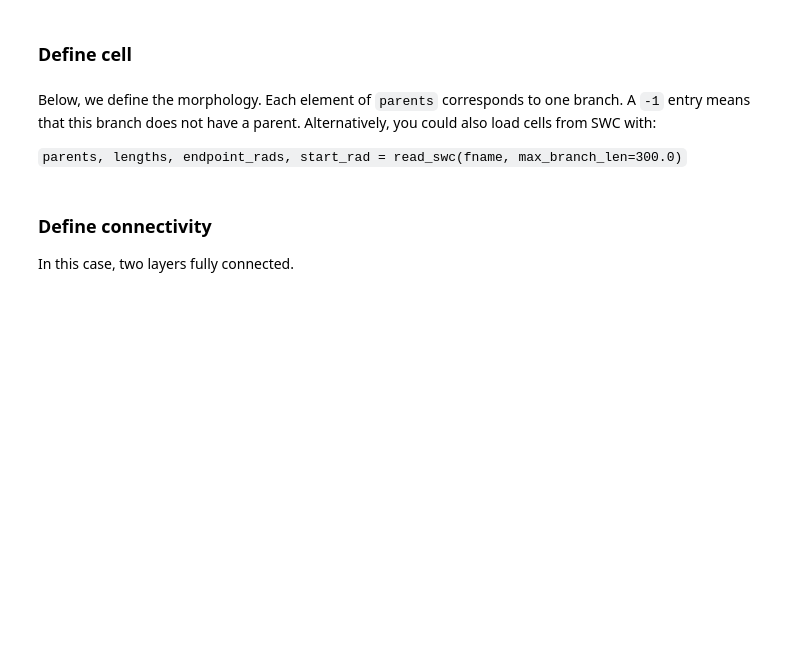
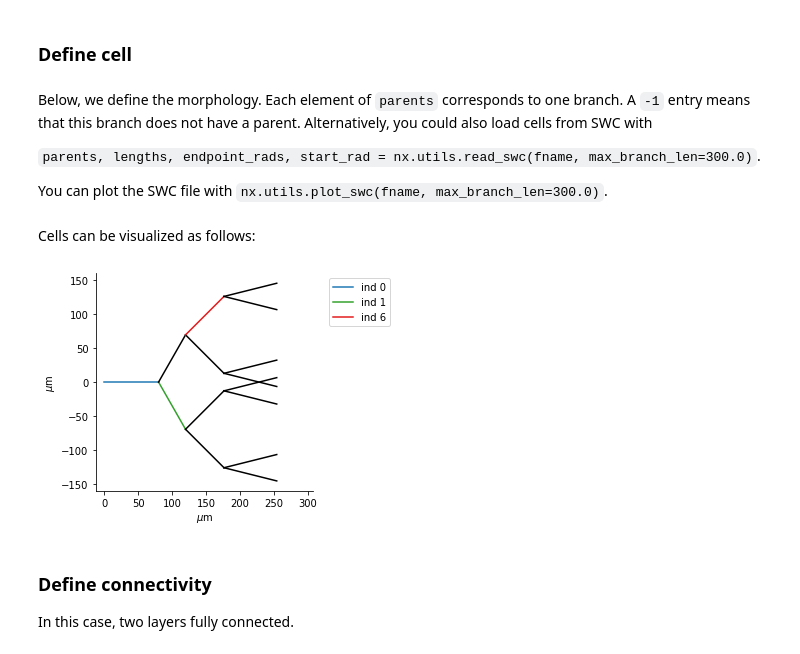
Before and after one commit to jaxleyverse/jaxley, a Jupyter notebook: tutorials/01_small_network.ipynb, the cells around one changed output. Saved outputs shown, nothing was run; the diff lists cells and outputs as text; code cells hidden in the pictures; blank space fills up the shorter version.

Commit message:
more features for plotting

````diff
--- a/tutorials/01_small_network.ipynb
+++ b/tutorials/01_small_network.ipynb
@@ -44,15 +44,23 @@ branch = nx.Branch([comp for _ in range(nseg_per_branch)]).initialize()
 # %% [markdown]
 ### Define cell
 # %% [markdown]
-Below, we define the morphology. Each element of `parents` corresponds to one branch. A `-1` entry means that this branch does not have a parent. Alternatively, you could also load cells from SWC with:
+Below, we define the morphology. Each element of `parents` corresponds to one branch. A `-1` entry means that this branch does not have a parent. Alternatively, you could also load cells from SWC with
 
-```parents, lengths, endpoint_rads, start_rad = read_swc(fname, max_branch_len=300.0)```
+```parents, lengths, endpoint_rads, start_rad = nx.utils.read_swc(fname, max_branch_len=300.0)```.
+
+You can plot the SWC file with `nx.utils.plot_swc(fname, max_branch_len=300.0)`.
 # %%
 num_branches = 15
 parents = jnp.asarray([-1, 0, 0, 1, 1, 2, 2, 3, 3, 4, 4, 5, 5, 6, 6])
 assert len(parents) == num_branches
 # %%
 cell = nx.Cell([branch for _ in range(num_branches)], parents=parents).initialize()
+# %% [markdown]
+Cells can be visualized as follows:
+# %%
+_ = nx.utils.plot_morph(cell, figsize=(4, 4), cols="k", highlight_branch_inds=[0, 1, 6])
+# %% [output]
+[figure, added]
 # %% [markdown]
 ### Define connectivity
 
````
Also changed, not shown: 3 other files.
